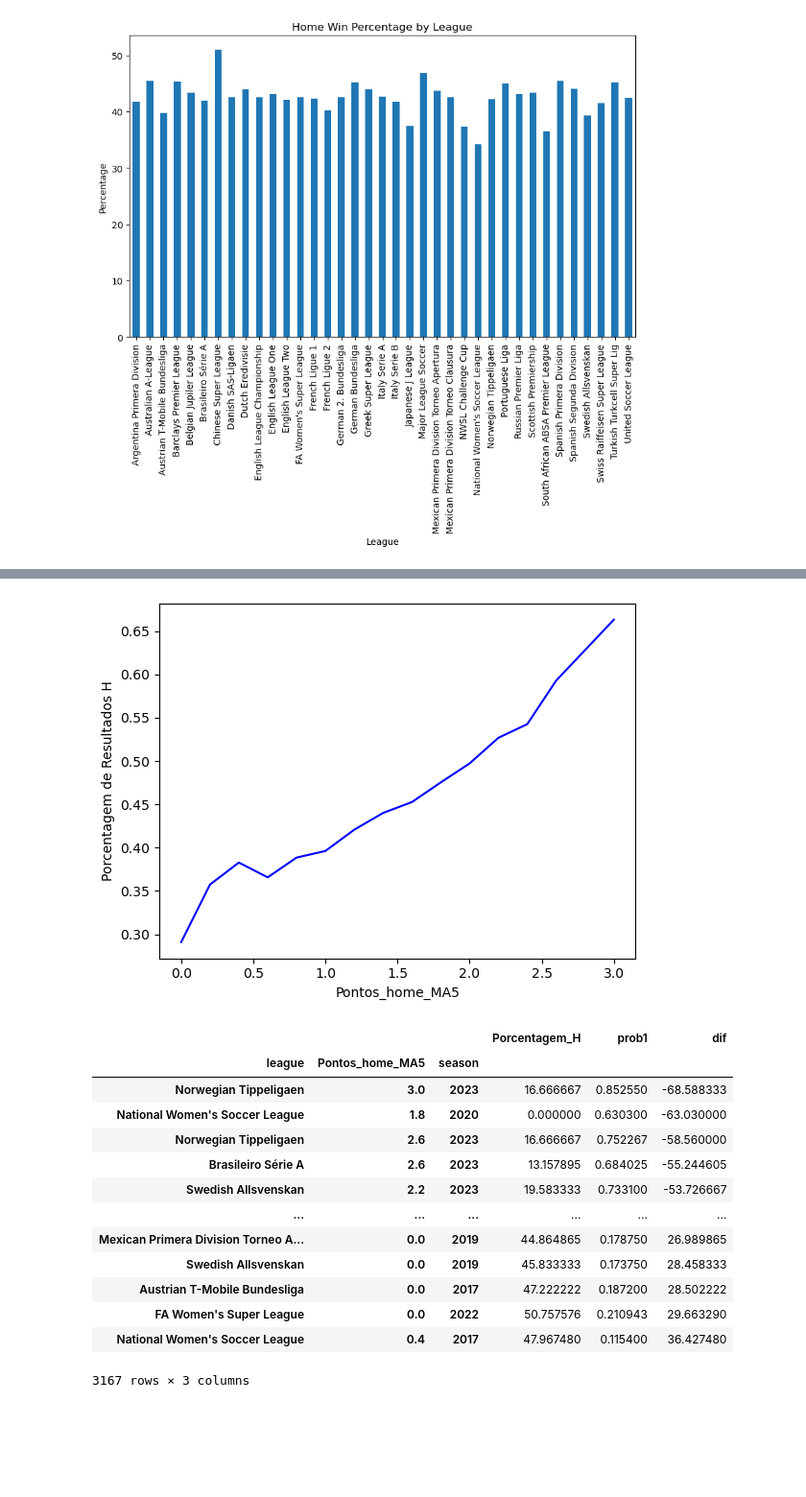
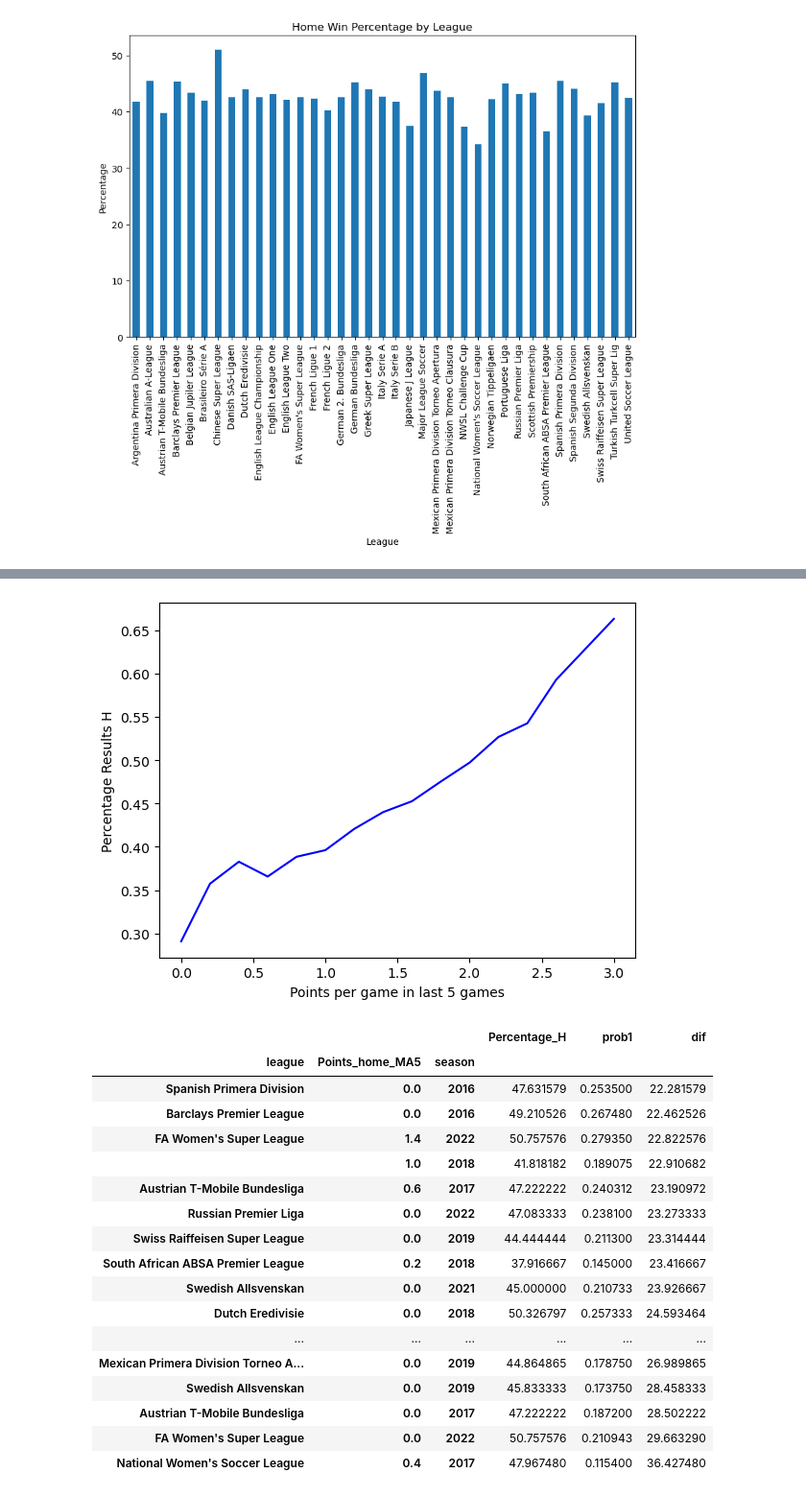
Before and after one commit to joaof9352/ML_Portfolio, a Jupyter notebook: EDA/FiveThirtyEight.ipynb, the cells around one changed output, grey strips where cells are left out. Shown at 96% size. Drawn from its saved outputs; the diff is of its cells as text; code cells hidden in the pictures; blank space fills up the shorter version.

```diff
--- a/EDA/FiveThirtyEight.ipynb
+++ b/EDA/FiveThirtyEight.ipynb
@@ -62,9 +91,11 @@ plt.show()
 # %%
-df['Porcentagem_A'] = 100 * (df['result'] == 'A').groupby([df['season'], df['league']]).transform('mean')
+import matplotlib.pyplot as plt
 
-porcentagem_media = df.groupby(['season', 'league'])['Porcentagem_A'].mean().reset_index()
+df['goals_total'] = df['score1'] + df['score2']
 
-leagues = porcentagem_media['league'].unique()
+average_percentage = df.groupby(['season', 'league'])['goals_total'].mean().reset_index()
+
+leagues = average_percentage['league'].unique()
 num_leagues = len(leagues)
 
 num_rows = (num_leagues - 1) // 4 + 1
@@ -75,14 +106,23 @@ axes = axes.flatten()
 
 for i, league in enumerate(leagues):
     ax = axes[i]
-    group = porcentagem_media[porcentagem_media['league'] == league]
-    ax.plot(group['season'], group['Porcentagem_A'], label=league)
-    ax.set_xlabel('Temporada')
-    ax.set_ylabel('Porcentagem de jogos com resultado A (%)')
+    group = average_percentage[average_percentage['league'] == league]
+    ax.plot(group['season'], group['goals_total'], label=league)
+    ax.set_xlabel('Season')
+    ax.set_ylabel('Average Goals')
     ax.set_title(f'{league}')
-    ax.legend()
+    ax.legend().remove()
 
-# Remover subplots vazios
+    # Add green lines at y=1.5
+    ax.axhline(y=1.5, color='green', linestyle='--')
+
+    # Add yellow lines at y=2.5
+    ax.axhline(y=2.5, color='black', linestyle='--')
+
+    # Add red lines at y=3.5
+    ax.axhline(y=3.5, color='red', linestyle='--')
+
+# Remove empty subplots
 if num_leagues < len(axes):
     for j in range(num_leagues, len(axes)):
         fig.delaxes(axes[j])
@@ -204,37 +235,41 @@ import matplotlib.pyplot as plt
 # Supondo que você tenha um DataFrame chamado 'dados' com as colunas 'Pontos_home_MA5' e 'result'
 
 # Agrupar os dados por 'Pontos_home_MA5' e calcular a média da coluna 'result' igual a 'H'
-grouped_data = df.groupby('Pontos_home_MA5')['result'].apply(lambda x: (x == 'H').mean()).reset_index()
+grouped_data = df.groupby('Points_home_MA5')['result'].apply(lambda x: (x == 'H').mean()).reset_index()
 
 # Plotar o gráfico de linhas
 fig, ax1 = plt.subplots()
 
 # Gráfico de linhas (porcentagem de vezes que result == 'H')
-ax1.plot(grouped_data['Pontos_home_MA5'], grouped_data['result'], color='blue')
-ax1.set_ylabel('Porcentagem de Resultados H')
-ax1.set_xlabel('Pontos_home_MA5')
+ax1.plot(grouped_data['Points_home_MA5'], grouped_data['result'], color='blue')
+ax1.set_ylabel('Percentage Results H')
+ax1.set_xlabel('Points per game in last 5 games')
 
 plt.show()
 # %% [output]
-[figure, old version]
+[figure, new version]
 # %%
-grouped_data = df.groupby(['league','Pontos_home_MA5','season'])[['Porcentagem_H','prob1']].mean()
-grouped_data['dif'] = grouped_data['Porcentagem_H'] - (grouped_data['prob1']*100)
+grouped_data = df.groupby(['league','Points_home_MA5','season'])[['Percentage_H','prob1']].mean()
+grouped_data['dif'] = grouped_data['Percentage_H'] - (grouped_data['prob1']*100)
 # %%
-grouped_data.sort_values(by='dif')
+grouped_data.sort_values(by='dif').tail(20)
 # %% [output]
-|  |  |  | Porcentagem_H | prob1 | dif |
-| league | Pontos_home_MA5 | season |  |  |  |
-| Norwegian Tippeligaen | 3.0 | 2023 | 16.666667 | 0.852550 | -68.588333 |
-| National Women's Soccer League | 1.8 | 2020 | 0.000000 | 0.630300 | -63.030000 |
-| Norwegian Tippeligaen | 2.6 | 2023 | 16.666667 | 0.752267 | -58.560000 |
-| Brasileiro Série A | 2.6 | 2023 | 13.157895 | 0.684025 | -55.244605 |
-| Swedish Allsvenskan | 2.2 | 2023 | 19.583333 | 0.733100 | -53.726667 |
+|  |  |  | Percentage_H | prob1 | dif |
+| league | Points_home_MA5 | season |  |  |  |
+| Spanish Primera Division | 0.0 | 2016 | 47.631579 | 0.253500 | 22.281579 |
+| Barclays Premier League | 0.0 | 2016 | 49.210526 | 0.267480 | 22.462526 |
+| FA Women's Super League | 1.4 | 2022 | 50.757576 | 0.279350 | 22.822576 |
+|  | 1.0 | 2018 | 41.818182 | 0.189075 | 22.910682 |
+| Austrian T-Mobile Bundesliga | 0.6 | 2017 | 47.222222 | 0.240312 | 23.190972 |
+| Russian Premier Liga | 0.0 | 2022 | 47.083333 | 0.238100 | 23.273333 |
+| Swiss Raiffeisen Super League | 0.0 | 2019 | 44.444444 | 0.211300 | 23.314444 |
+| South African ABSA Premier League | 0.2 | 2018 | 37.916667 | 0.145000 | 23.416667 |
+| Swedish Allsvenskan | 0.0 | 2021 | 45.000000 | 0.210733 | 23.926667 |
+| Dutch Eredivisie | 0.0 | 2018 | 50.326797 | 0.257333 | 24.593464 |
 | ... | ... | ... | ... | ... | ... |
 | Mexican Primera Division Torneo A... | 0.0 | 2019 | 44.864865 | 0.178750 | 26.989865 |
 | Swedish Allsvenskan | 0.0 | 2019 | 45.833333 | 0.173750 | 28.458333 |
 | Austrian T-Mobile Bundesliga | 0.0 | 2017 | 47.222222 | 0.187200 | 28.502222 |
 | FA Women's Super League | 0.0 | 2022 | 50.757576 | 0.210943 | 29.663290 |
 | National Women's Soccer League | 0.4 | 2017 | 47.967480 | 0.115400 | 36.427480 |
-3167 rows × 3 columns
 # %%
```
Also changed, not shown: parts of 17 cells of this notebook.
